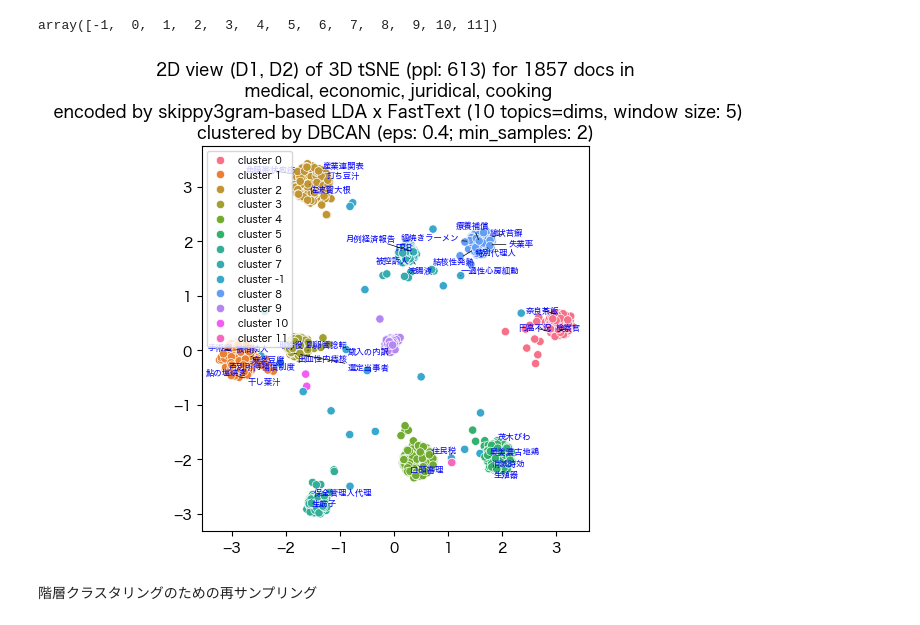
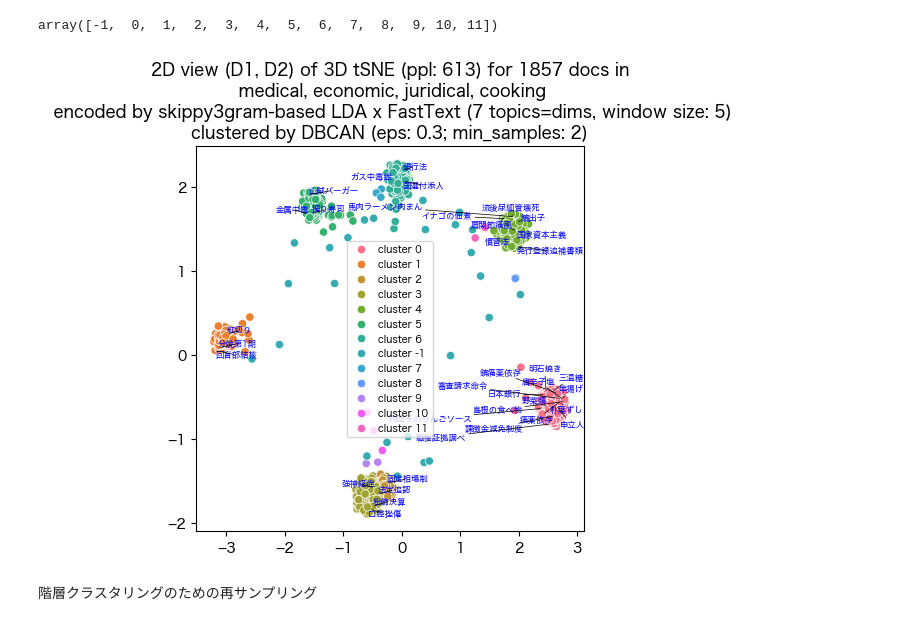
Before and after one commit to kow-k/LDA-mixed-terms, a Jupyter notebook: LDA-mixed-terms-base.ipynb, the cells around one changed output. Cells and saved outputs as stored; diff of their text form; code cells hidden in the pictures.

```diff
--- a/LDA-mixed-terms-base.ipynb
+++ b/LDA-mixed-terms-base.ipynb
@@ -27,7 +27,7 @@ import pprint as pp
 use_LDA     = True
 
 ## topic 数の指定: topic 数は用語分類が目的であれば，分野数ぐらいが最適．
-n_topics    = 10
+n_topics    = 7
 
 ## doc, term の設定
 doc_type    = 'word'      # 変更不可
@@ -1406,9 +1393,9 @@ for domain_id in domain_ids:
 ## 3D 散布図にラベルを追加する処理は未実装
 if use_FastText:
     if use_LDA:
-        title_val = f"tSNE 3D (ppl: {doc_perplexity_val}) of {term_type}-based LDA x FastText ({n_topics} topics=dims, window size: {window_size})"
+        title_val = f"tSNE 3D (ppl: {doc_perplexity_val}) of {term_type}-based LDA x FastText ({n_topics} topics=dims, window size: {ft_window_size})"
     else:
-        title_val = f"tSNE 3D (ppl: {doc_perplexity_val}) of FastText ({n_topics} dims, window size: {window_size})"
+        title_val = f"tSNE 3D (ppl: {doc_perplexity_val}) of FastText ({n_topics} dims, window size: {ft_window_size})"
 else:
     title_val = f"tSNE 3D (ppl: {doc_perplexity_val}) of {term_type}-based LDA ({n_topics} topics=dims)"
 #
@@ -1467,9 +1454,9 @@ for i in range(3):
     #
     if use_FastText:
         if use_LDA:
-            title_val = f"2D view (D{asp1+1}, D{asp2+1}) of 3D tSNE (ppl: {doc_perplexity_val}) for {len(df)} docs\n in {', '.join(selected_domains.keys())}\n encoded by {term_type}-based LDA x FastText ({n_topics} topics=dims, window size: {window_size})"
+            title_val = f"2D view (D{asp1+1}, D{asp2+1}) of 3D tSNE (ppl: {doc_perplexity_val}) for {len(df)} docs\n in {', '.join(selected_domains.keys())}\n encoded by {term_type}-based LDA x FastText ({n_topics} topics=dims, window size: {ft_window_size})"
         else:
-            title_val = f"2D view (D{asp1+1}, D{asp2+1}) of 3D tSNE (ppl: {doc_perplexity_val}) for {len(df)} docs\n in {', '.join(selected_domains.keys())}\n encoded by FastText ({n_topics} dims, window size: {window_size})"
+            title_val = f"2D view (D{asp1+1}, D{asp2+1}) of 3D tSNE (ppl: {doc_perplexity_val}) for {len(df)} docs\n in {', '.join(selected_domains.keys())}\n encoded by FastText ({n_topics} dims, window size: {ft_window_size})"
 
     else:
         title_val = f"2D view (D{asp1+1}, D{asp2+1}) of 3D tSNE (ppl: {doc_perplexity_val}) for {len(df)} docs\n in {', '.join(selected_domains.keys())}\n encoded by {term_type}-based LDA ({n_topics} topics)"
@@ -1496,7 +1483,7 @@ DBSCAN で docs をクラスタリング
 from sklearn.cluster import DBSCAN
 
 ## eps は事例ごとに調節が必要
-eps_val = 0.4; min_samples_val = 2
+eps_val = 0.3; min_samples_val = 2
 D_clustered = DBSCAN(eps = eps_val, min_samples = min_samples_val).fit(doc_tSNE_3d)
 
 ## cluster id の取得
@@ -1537,35 +1524,35 @@ else:
     lab_sample_n = 30 # 絶対数の指定
 
 ## 事例名の生成
 texts = [ ]
 label_size = max_doc_length
 sampled_keys = [ x[:label_size] for x in random.sample(list(df[doc_type]), lab_sample_n) ]
 for x, y, s in zip(d1, d2, sampled_keys):
     texts.append(plt.text(x, y, s, size = 6, color = 'blue'))
 
 ## label に repel を追加: adjustText package の導入が必要
 adjust_text(texts,
         #force_points = 0.2,
         ## Comment out the following line if you get AttributionError
         force_text = (.1, .2), expand_points = (1, 1), expand_text = (1, 1),
         arrowprops = dict(arrowstyle = "-", color = 'black', lw = 0.5))
 
 ## 題名を指定
 title_tail = f"\nclustered by DBCAN (eps: {eps_val}; min_samples: {min_samples_val})"
 if use_FastText:
     if use_LDA:
-        title_val = f"2D view (D1, D2) of 3D tSNE (ppl: {doc_perplexity_val}) for {len(df)} docs in\n {', '.join(selected_domains.keys())}\n encoded by {term_type}-based LDA x FastText ({n_topics} topics=dims, window size: {window_size})" + title_tail
+        title_val = f"2D view (D1, D2) of 3D tSNE (ppl: {doc_perplexity_val}) for {len(df)} docs in\n {', '.join(selected_domains.keys())}\n encoded by {term_type}-based LDA x FastText ({n_topics} topics=dims, window size: {ft_window_size})" + title_tail
     else:
         title_val = f"2D view (D1, D2) of 3D tSNE (ppl: {doc_perplexity_val}) for {len(df)} docs in\n {', '.join(selected_domains.keys())}\n encoded by FastText ({n_topics} dims, window size: {window_size})" + title_tail
 
 else:
     title_val = f"2D view (D1, D2) of 3D tSNE (ppl: {doc_perplexity_val}) for {len(df)} docs in\n {', '.join(selected_domains.keys())}\n encoded by {term_type}-based LDA ({n_topics} topics)" + title_tail
 #
 plt.title(title_val)
 plt.show()
 ## 局在の程度は character 1-gram, (skippy) 2-gram, (skippy) 3-gram のどれを使うかで違って来る．
 # %% [output]
-[figure, old version]
+[figure, new version]
 # %% [markdown]
 階層クラスタリングのための再サンプリング
 # %%
```
Also changed, not shown: parts of 39 cells of this notebook.
